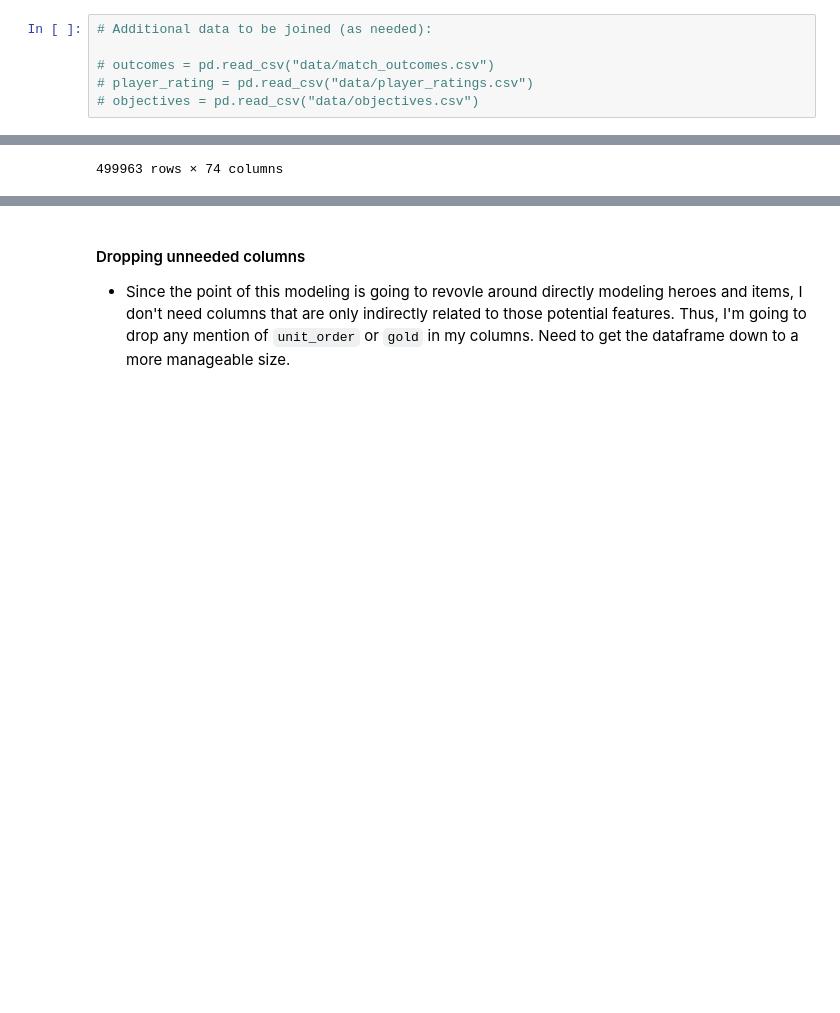
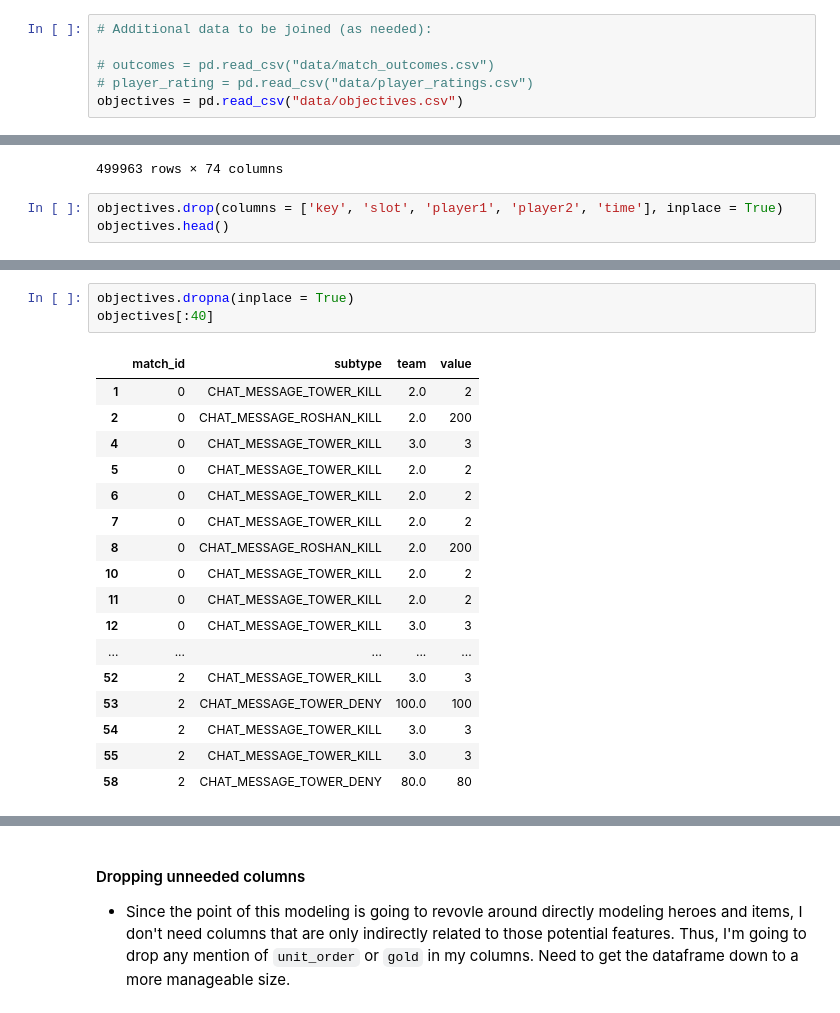
Before and after one commit to lukewbecker/dota-match-predictions, a Jupyter notebook: mvp.ipynb, the cells around one changed output, grey strips where cells are left out. Cells and saved outputs as stored; diff of their text form; blank space fills up the shorter version.

```diff
--- a/mvp.ipynb
+++ b/mvp.ipynb
@@ -53,7 +53,7 @@ test_label = pd.read_csv("data/test_labels.csv")
 
 # outcomes = pd.read_csv("data/match_outcomes.csv")
 # player_rating = pd.read_csv("data/player_ratings.csv")
-# objectives = pd.read_csv("data/objectives.csv")
+objectives = pd.read_csv("data/objectives.csv")
 # %%
 players.hero_id.value_counts().head(10)
 # %% [output]
@@ -149,3 +149,6 @@ player_heroes[player_heroes.hero_id != 0]
 | 499961 | 49999 | 0 | 73 | 131 | 3165 | 31015 | 780 | 703 | 8 | ... |
 | 499962 | 49999 | 158360 | 53 | 132 | 2972 | 21195 | 520 | 533 | 6 | ... |
 499963 rows × 74 columns
+# %%
+objectives.drop(columns = ['key', 'slot', 'player1', 'player2', 'time'], inplace = True)
+objectives.head()
@@ -151,0 +162,21 @@ player_heroes[player_heroes.hero_id != 0]
+# %%
+objectives.dropna(inplace = True)
+objectives[:40]
+# %% [output]
+|  | match_id | subtype | team | value |
+| 1 | 0 | CHAT_MESSAGE_TOWER_KILL | 2.0 | 2 |
+| 2 | 0 | CHAT_MESSAGE_ROSHAN_KILL | 2.0 | 200 |
+| 4 | 0 | CHAT_MESSAGE_TOWER_KILL | 3.0 | 3 |
+| 5 | 0 | CHAT_MESSAGE_TOWER_KILL | 2.0 | 2 |
+| 6 | 0 | CHAT_MESSAGE_TOWER_KILL | 2.0 | 2 |
+| 7 | 0 | CHAT_MESSAGE_TOWER_KILL | 2.0 | 2 |
+| 8 | 0 | CHAT_MESSAGE_ROSHAN_KILL | 2.0 | 200 |
+| 10 | 0 | CHAT_MESSAGE_TOWER_KILL | 2.0 | 2 |
+| 11 | 0 | CHAT_MESSAGE_TOWER_KILL | 2.0 | 2 |
+| 12 | 0 | CHAT_MESSAGE_TOWER_KILL | 3.0 | 3 |
+| ... | ... | ... | ... | ... |
+| 52 | 2 | CHAT_MESSAGE_TOWER_KILL | 3.0 | 3 |
+| 53 | 2 | CHAT_MESSAGE_TOWER_DENY | 100.0 | 100 |
+| 54 | 2 | CHAT_MESSAGE_TOWER_KILL | 3.0 | 3 |
+| 55 | 2 | CHAT_MESSAGE_TOWER_KILL | 3.0 | 3 |
+| 58 | 2 | CHAT_MESSAGE_TOWER_DENY | 80.0 | 80 |
```
Also changed, not shown: parts of 46 cells of this notebook.
